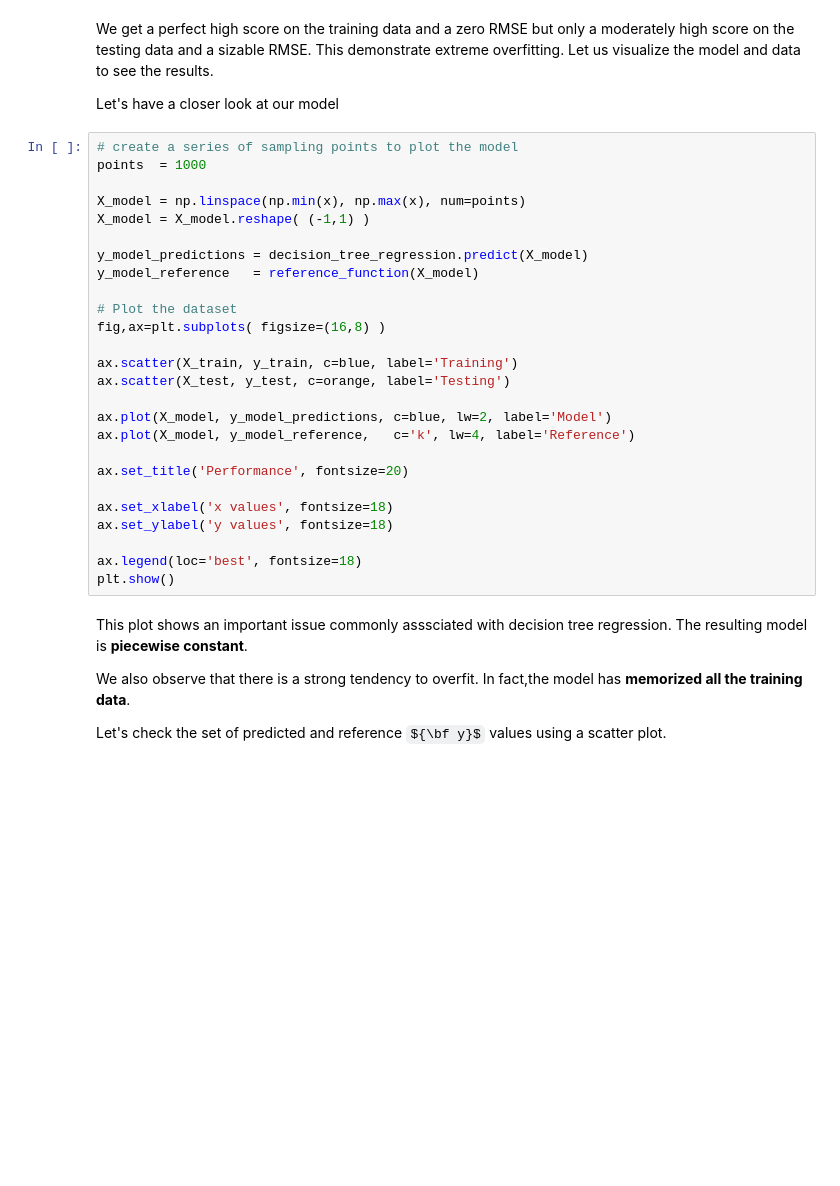
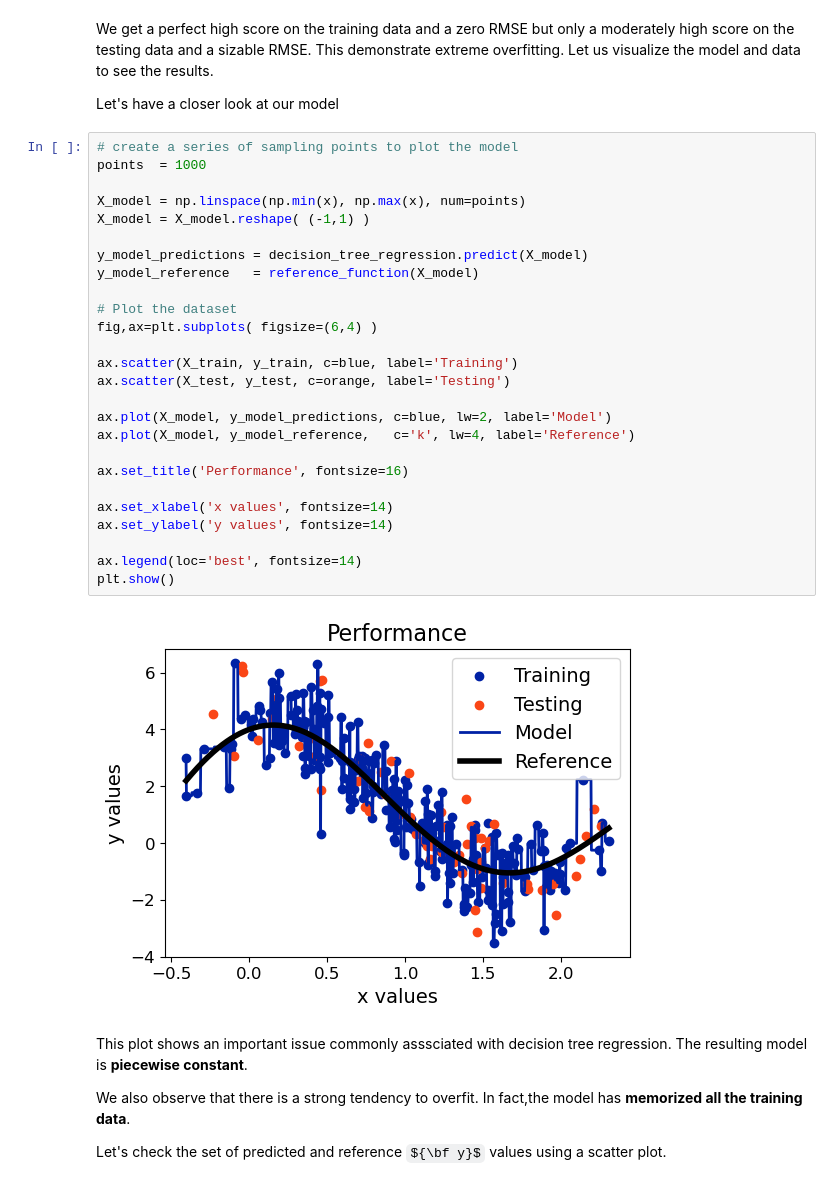
Before and after one commit to rhennig/EMA4935, a Jupyter notebook: Notebooks/10_Decision_trees.ipynb, the cells around one changed output. Saved outputs shown, nothing was run; the diff lists cells and outputs as text; some formulas as TeX source; blank space fills up the shorter version.

```diff
--- a/Notebooks/10_Decision_trees.ipynb
+++ b/Notebooks/10_Decision_trees.ipynb
@@ -214,29 +228,31 @@ Let's have a closer look at our model
 # %%
 # create a series of sampling points to plot the model
 points  = 1000
 
 X_model = np.linspace(np.min(x), np.max(x), num=points)
 X_model = X_model.reshape( (-1,1) )
 
 y_model_predictions = decision_tree_regression.predict(X_model)
 y_model_reference   = reference_function(X_model)
 
 # Plot the dataset
-fig,ax=plt.subplots( figsize=(16,8) )
+fig,ax=plt.subplots( figsize=(6,4) )
 
 ax.scatter(X_train, y_train, c=blue, label='Training')
 ax.scatter(X_test, y_test, c=orange, label='Testing')
 
 ax.plot(X_model, y_model_predictions, c=blue, lw=2, label='Model')
 ax.plot(X_model, y_model_reference,   c='k', lw=4, label='Reference')
 
-ax.set_title('Performance', fontsize=20)
+ax.set_title('Performance', fontsize=16)
 
-ax.set_xlabel('x values', fontsize=18)
-ax.set_ylabel('y values', fontsize=18)
+ax.set_xlabel('x values', fontsize=14)
+ax.set_ylabel('y values', fontsize=14)
 
-ax.legend(loc='best', fontsize=18)
+ax.legend(loc='best', fontsize=14)
 plt.show()
+# %% [output]
+[figure, added]
 # %% [markdown]
 This plot shows an important issue commonly asssciated with decision tree regression. The resulting model is **piecewise constant**.
 
```
Also changed, not shown: parts of 19 cells of this notebook.
